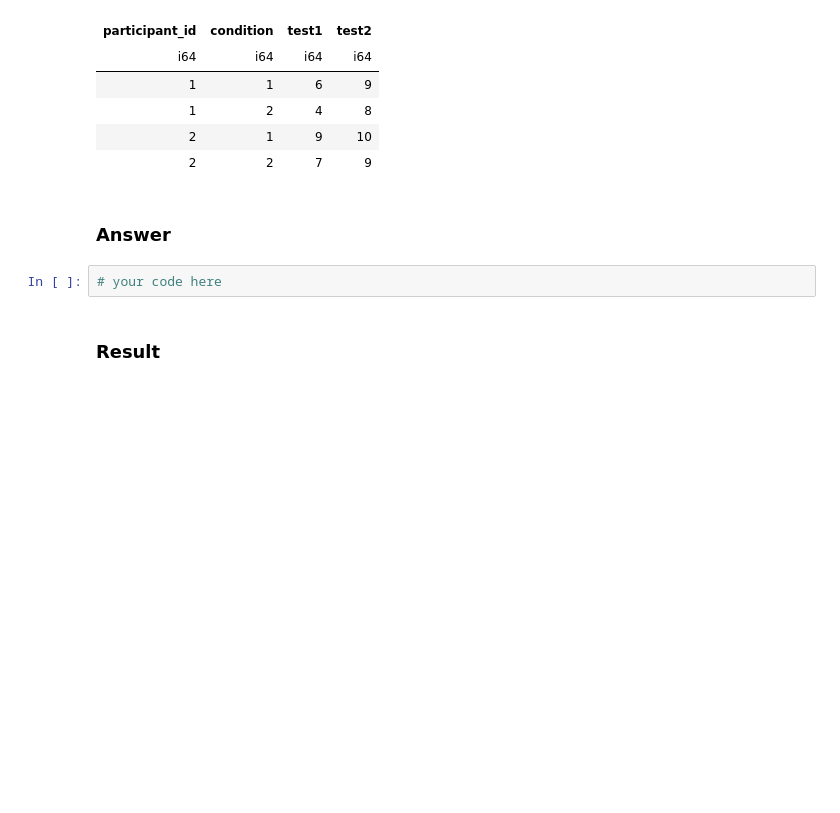
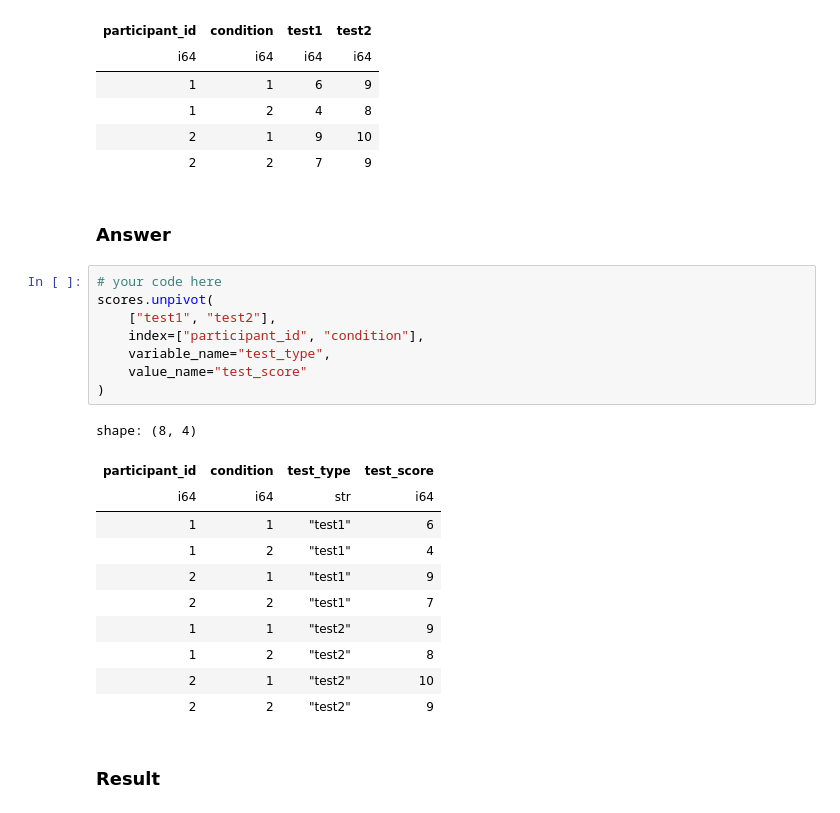
Before and after one commit to hamllab/datascipsych-solved, a Jupyter notebook: assignments/assignment9/assignment9.ipynb, the cells around one changed output. Saved outputs shown, nothing was run; the diff lists cells and outputs as text; blank space fills up the shorter version.

```diff
--- a/assignments/assignment9/assignment9.ipynb
+++ b/assignments/assignment9/assignment9.ipynb
@@ -197,8 +241,26 @@ shape: (4, 4)
 | 2 | 2 | 7 | 9 |
 # %% [markdown]
 ### Answer
-# %%
-# your code here
+# %%
+# your code here
+scores.unpivot(
+    ["test1", "test2"],
+    index=["participant_id", "condition"],
+    variable_name="test_type",
+    value_name="test_score"
+)
+# %% [output]
+shape: (8, 4)
+| participant_id | condition | test_type | test_score |
+| i64 | i64 | str | i64 |
+| 1 | 1 | "test1" | 6 |
+| 1 | 2 | "test1" | 4 |
+| 2 | 1 | "test1" | 9 |
+| 2 | 2 | "test1" | 7 |
+| 1 | 1 | "test2" | 9 |
+| 1 | 2 | "test2" | 8 |
+| 2 | 1 | "test2" | 10 |
+| 2 | 2 | "test2" | 9 |
 # %% [markdown]
 ### Result
 # %%
```
Also changed, not shown: parts of 17 cells of this notebook.
